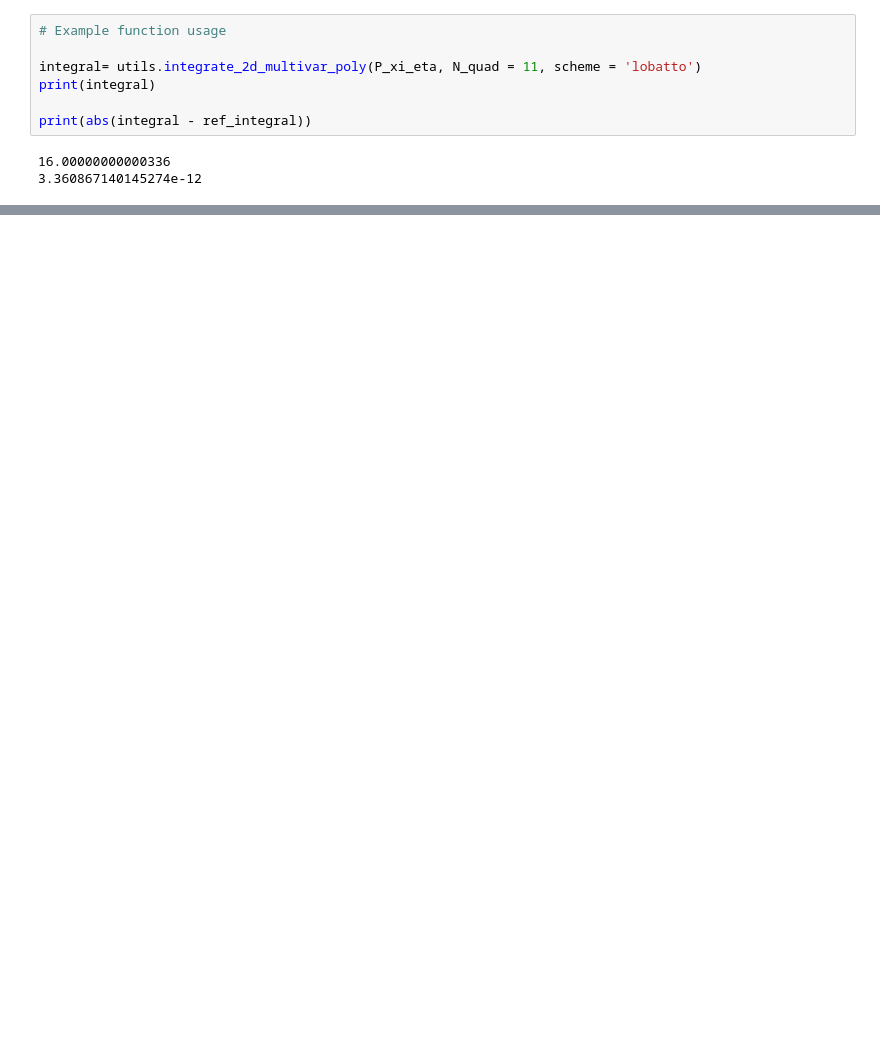
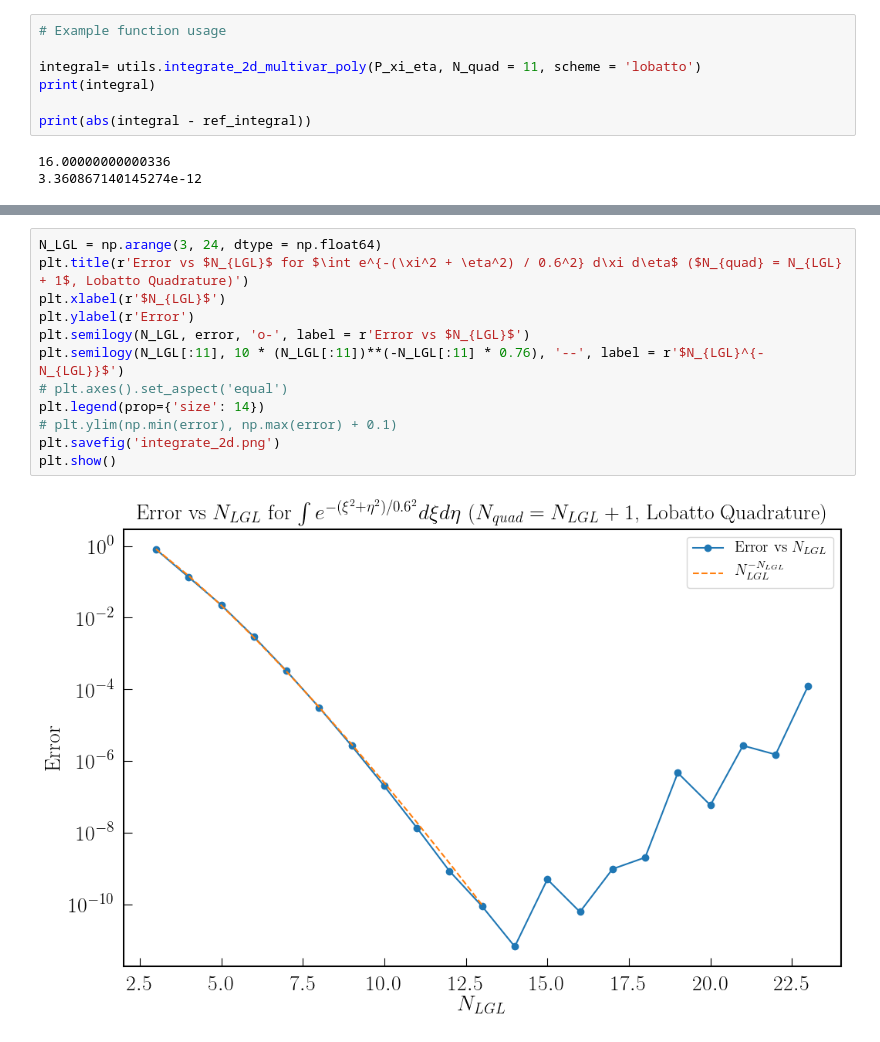
Before and after one commit to QuazarTech/DG_Maxwell, a Jupyter notebook: examples/integrate2d_using_poly2d_convergence_test.ipynb, the cells around one changed output, grey strips where cells are left out. Cells and saved outputs as stored; diff of their text form; blank space fills up the shorter version.

```diff
--- a/examples/integrate2d_using_poly2d_convergence_test.ipynb
+++ b/examples/integrate2d_using_poly2d_convergence_test.ipynb
@@ -126,0 +188,14 @@ print(abs(integral - ref_integral))
+# %%
+N_LGL = np.arange(3, 24, dtype = np.float64)
+plt.title(r'Error vs $N_{LGL}$ for $\int e^{-(\xi^2 + \eta^2) / 0.6^2} d\xi d\eta$ ($N_{quad} = N_{LGL} + 1$, Lobatto Quadrature)')
+plt.xlabel(r'$N_{LGL}$')
+plt.ylabel(r'Error')
+plt.semilogy(N_LGL, error, 'o-', label = r'Error vs $N_{LGL}$')
+plt.semilogy(N_LGL[:11], 10 * (N_LGL[:11])**(-N_LGL[:11] * 0.76), '--', label = r'$N_{LGL}^{-N_{LGL}}$')
+# plt.axes().set_aspect('equal')
+plt.legend(prop={'size': 14})
+# plt.ylim(np.min(error), np.max(error) + 0.1)
+plt.savefig('integrate_2d.png')
+plt.show()
+# %% [output]
+[figure, added]
```
Also changed, not shown: parts of 7 cells of this notebook, 1 other file.
